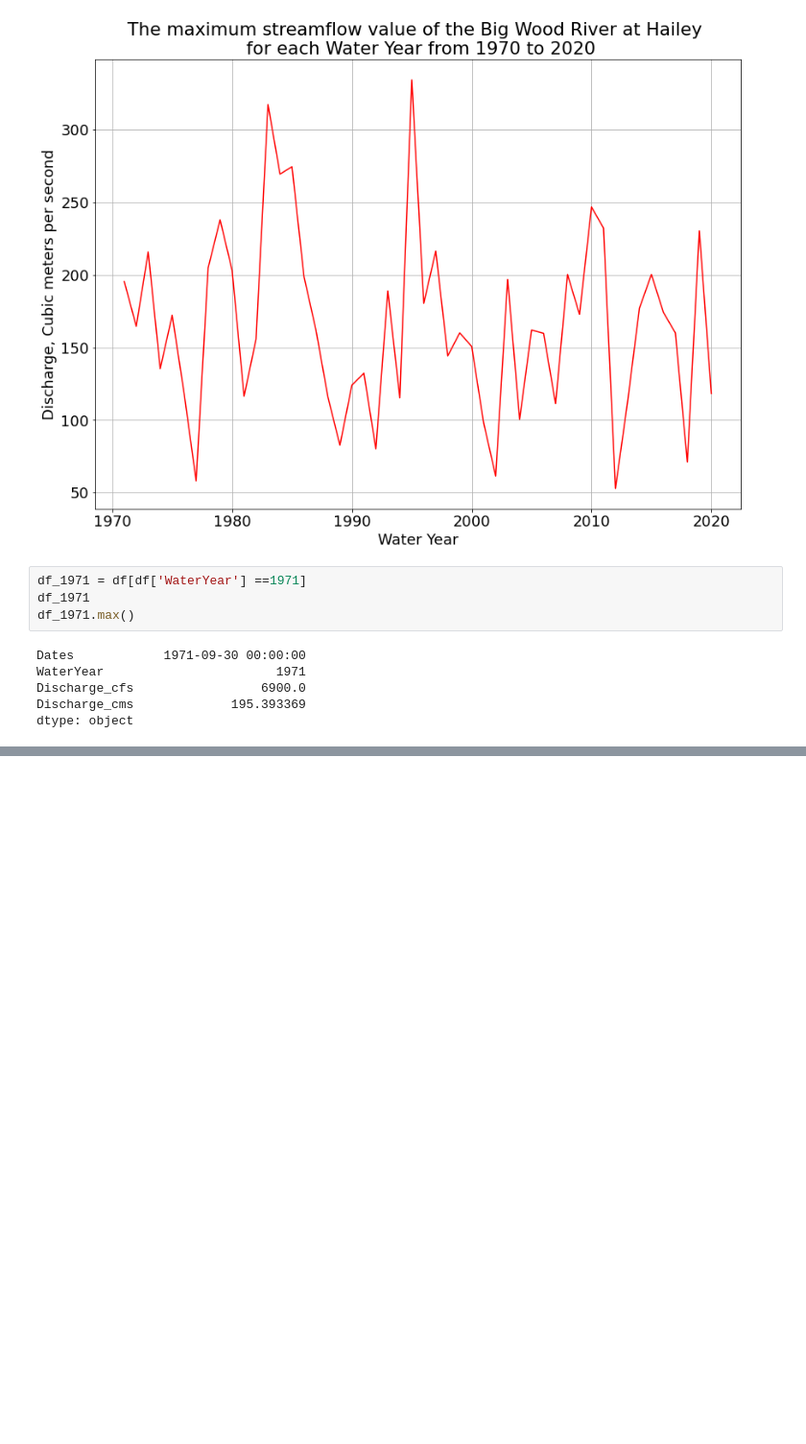
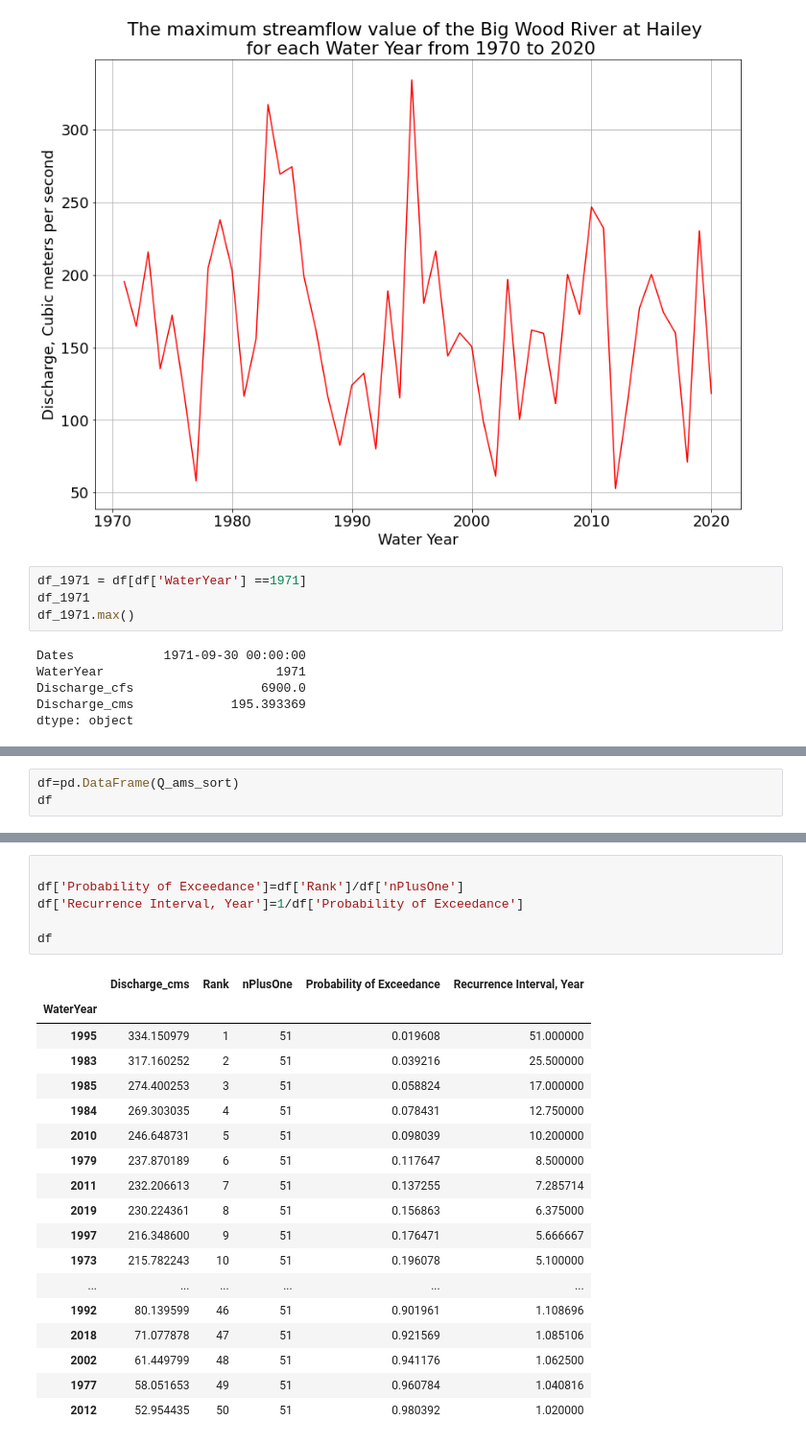
Before and after one commit to motasem-suleiman/Assignments, a Jupyter notebook: First Assignment.ipynb, the cells around one changed output, grey strips where cells are left out. Shown at 96% size. Cells and saved outputs as stored; diff of their text form; blank space fills up the shorter version.

```diff
--- a/First Assignment.ipynb
+++ b/First Assignment.ipynb
@@ -179,0 +202,3 @@ dtype: object
+# %%
+df=pd.DataFrame(Q_ams_sort)
+df
@@ -179,0 +279,25 @@ dtype: object
+# %%
+
+df['Probability of Exceedance']=df['Rank']/df['nPlusOne']
+df['Recurrence Interval, Year']=1/df['Probability of Exceedance']
+
+df
+# %% [output]
+|  | Discharge_cms | Rank | nPlusOne | Probability of Exceedance | Recurrence Interval, Year |
+| WaterYear |  |  |  |  |  |
+| 1995 | 334.150979 | 1 | 51 | 0.019608 | 51.000000 |
+| 1983 | 317.160252 | 2 | 51 | 0.039216 | 25.500000 |
+| 1985 | 274.400253 | 3 | 51 | 0.058824 | 17.000000 |
+| 1984 | 269.303035 | 4 | 51 | 0.078431 | 12.750000 |
+| 2010 | 246.648731 | 5 | 51 | 0.098039 | 10.200000 |
+| 1979 | 237.870189 | 6 | 51 | 0.117647 | 8.500000 |
+| 2011 | 232.206613 | 7 | 51 | 0.137255 | 7.285714 |
+| 2019 | 230.224361 | 8 | 51 | 0.156863 | 6.375000 |
+| 1997 | 216.348600 | 9 | 51 | 0.176471 | 5.666667 |
+| 1973 | 215.782243 | 10 | 51 | 0.196078 | 5.100000 |
+| ... | ... | ... | ... | ... | ... |
+| 1992 | 80.139599 | 46 | 51 | 0.901961 | 1.108696 |
+| 2018 | 71.077878 | 47 | 51 | 0.921569 | 1.085106 |
+| 2002 | 61.449799 | 48 | 51 | 0.941176 | 1.062500 |
+| 1977 | 58.051653 | 49 | 51 | 0.960784 | 1.040816 |
+| 2012 | 52.954435 | 50 | 51 | 0.980392 | 1.020000 |
```
Also changed, not shown: parts of 9 cells of this notebook.
